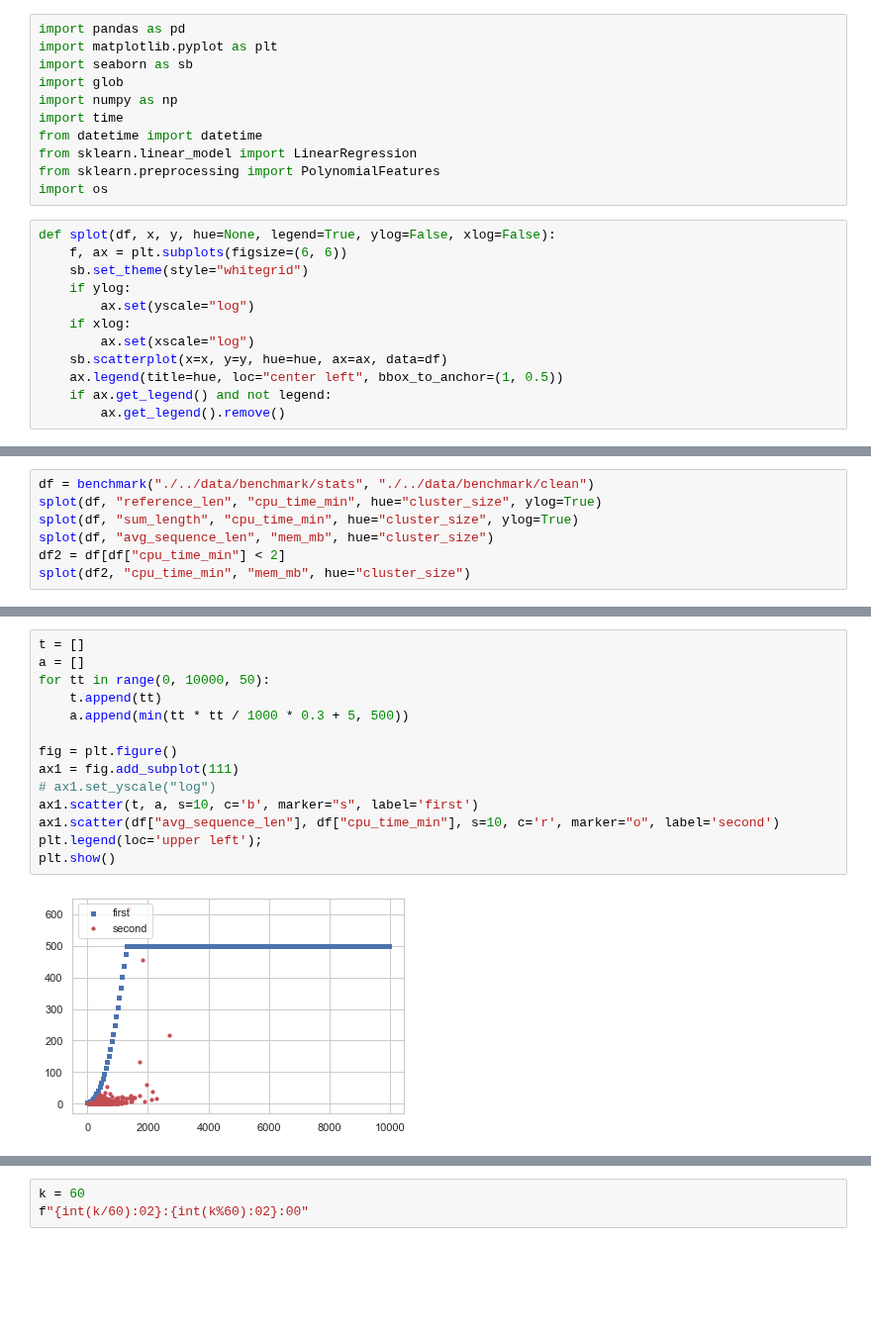
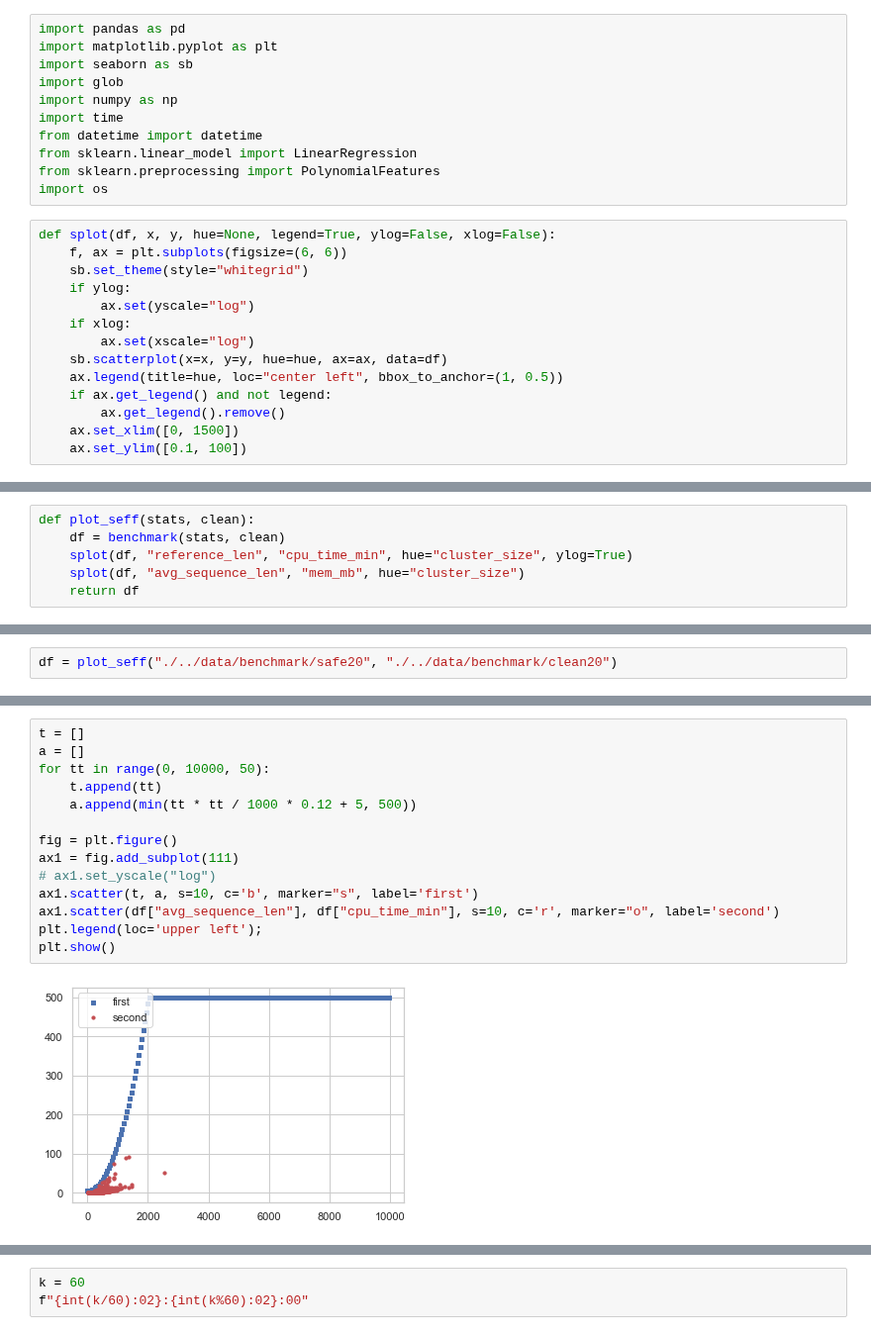
Before and after one commit to algbio/alignment-safety, a Jupyter notebook: pipeline/analysis/benchmark.ipynb, the cells around one changed output, grey strips where cells are left out. Shown at 99% size. Saved outputs shown, nothing was run; the diff lists cells and outputs as text; blank space fills up the shorter version.

Commit message:
benchmark update

```diff
--- a/pipeline/analysis/benchmark.ipynb
+++ b/pipeline/analysis/benchmark.ipynb
@@ -21,6 +21,8 @@ def splot(df, x, y, hue=None, legend=True, ylog=False, xlog=False):
     ax.legend(title=hue, loc="center left", bbox_to_anchor=(1, 0.5))
     if ax.get_legend() and not legend:
         ax.get_legend().remove()
+    ax.set_xlim([0, 1500])
+    ax.set_ylim([0.1, 100])
 # %%
 def get_sec(time):
     h,m,s = time.split(":")
@@ -67,9 +69,8 @@ def benchmark(logdir, fasta_dir):
         data.append((cluster, duration/60, mem_mb, cumlen, seqcount, cumlen / seqcount, reflen))
     return pd.DataFrame(data, columns=["cluster", "cpu_time_min", "mem_mb", "sum_length", "cluster_size", "avg_sequence_len", "reference_len"]).set_index("cluster").rename_axis(index=None)
 # %%
-df = benchmark("./../data/benchmark/stats", "./../data/benchmark/clean")
-splot(df, "reference_len", "cpu_time_min", hue="cluster_size", ylog=True)
-splot(df, "sum_length", "cpu_time_min", hue="cluster_size", ylog=True)
-splot(df, "avg_sequence_len", "mem_mb", hue="cluster_size")
-df2 = df[df["cpu_time_min"] < 2]
-splot(df2, "cpu_time_min", "mem_mb", hue="cluster_size")
+def plot_seff(stats, clean):
+    df = benchmark(stats, clean)
+    splot(df, "reference_len", "cpu_time_min", hue="cluster_size", ylog=True)
+    splot(df, "avg_sequence_len", "mem_mb", hue="cluster_size")
+    return df
@@ -89,0 +77,2 @@ df2[df2["avg_sequence_len"] > 800]
+# %%
+df = plot_seff("./../data/benchmark/safe20", "./../data/benchmark/clean20")
@@ -90,19 +102,19 @@ df2[df2["avg_sequence_len"] > 800]
 # %%
 t = []
 a = []
 for tt in range(0, 10000, 50):
     t.append(tt)
-    a.append(min(tt * tt / 1000 * 0.3 + 5, 500))
+    a.append(min(tt * tt / 1000 * 0.12 + 5, 500))
 
 fig = plt.figure()
 ax1 = fig.add_subplot(111)
 # ax1.set_yscale("log")
 ax1.scatter(t, a, s=10, c='b', marker="s", label='first')
 ax1.scatter(df["avg_sequence_len"], df["cpu_time_min"], s=10, c='r', marker="o", label='second')
 plt.legend(loc='upper left');
 plt.show()
 # %% [output]
-[figure, old version]
+[figure, new version]
 # %%
 t = []
 a = []
```
Also changed, not shown: parts of 10 cells of this notebook.
